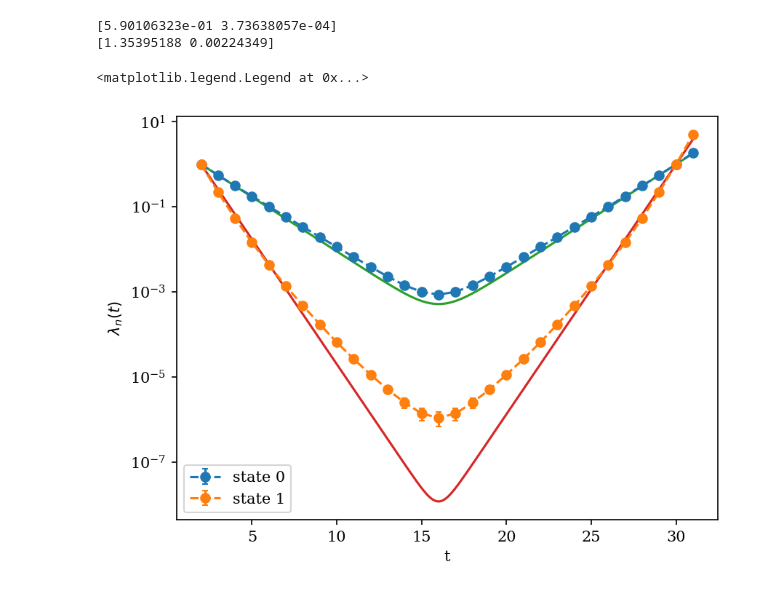
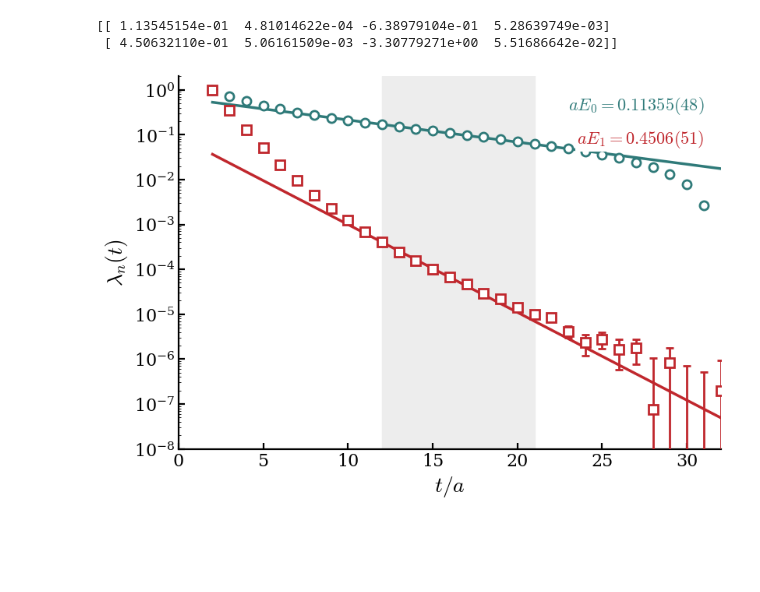
Before and after one commit to wurdahl/schwingerModel, a Jupyter notebook: distillation.ipynb, the cells around one changed output. Drawn from its saved outputs; the diff is of its cells as text; code cells hidden in the pictures; blank space fills up the shorter version.

```diff
--- a/distillation.ipynb
+++ b/distillation.ipynb
@@ -46,33 +74,50 @@ plt.semilogy(np.reshape(data2['conn'][1],(16,-1)).T);
+# %%
+gevpTi = 2
+
+out1 = sim.GEVP.bootstrapEnsemble(data1, reduce=sim.GEVP.makeGevpReduce(ti=gevpTi,shift=1))
+out2 = sim.GEVP.bootstrapEnsemble(data2, reduce=sim.GEVP.makeGevpReduce(ti=gevpTi,shift=1))
+
+averagedCorrels = sim.GEVP.bootstrapEnsemble(data2)
 # %%
-# fitT is in curve-index units m = t - gevpTi; window [3,6] = actual times 4..6
+# fitT is in curve-index units m = t - gevpTi. Exponential model (coshExpr=False):
+# the shift=1 differenced curves are not cosh-shaped, so a forward exp is the
+# honest form. Failed fits come back as NaN rows and are skipped downstream.
+fitT1 = [10, 20]
 
-m0 = sim.GEVP.gevpMassExtract(out1, fitT=[5,15], ti=gevpTi, eigenIdx=0,coshExpr=True)
-m1 = sim.GEVP.gevpMassExtract(out1, fitT=[5,15], ti=gevpTi, eigenIdx=1,coshExpr=True)
+b1Masses = np.array([sim.GEVP.gevpMassExtract(out1, fitT=fitT1, ti=gevpTi,
+                                              eigenIdx=e, coshExpr=False)
+                     for e in range(out1[0].shape[1])])   # rows: [E, dE, logA, dlogA]
 # %%
-print(m0)
-print(m1)
+print(b1Masses)
 # %% [output]
-[5.90106323e-01 3.73638057e-04]
-[1.35395188 0.00224349]
+[[ 1.13545154e-01  4.81014622e-04 -6.38979104e-01  5.28639749e-03]
+ [ 4.50632110e-01  5.06161509e-03 -3.30779271e+00  5.51686642e-02]]
 # %%
 central, err, cov = out1
 
-ts = np.arange(gevpTi, gevpTi + central.shape[0])   # actual times: gevpTi .. dimt-1
+ts = np.arange(gevpTi, gevpTi + central.shape[0])   # actual times (shifted correlator)
+tf = np.linspace(gevpTi, meta.dimt - 2, 300)
 
-plt.figure(dpi=150)
+fig, ax = plt.subplots(figsize=(8, 5.5), layout="constrained")
+ax.axvspan(gevpTi + fitT1[0], gevpTi + fitT1[1] - 1, color="0.93", zorder=0)  # fit window
+
 for e in range(central.shape[1]):
-    plt.errorbar(ts, central[:, e], yerr=err[::-1, :, e],
-                 fmt='o--', capsize=2, label=f"state {e}")
+    col, mk = stateStyle[e]
+    ax.errorbar(ts, central[:, e], yerr=np.clip(err, 0, None)[::-1, :, e],
+                marker=mk, color=col, mec=col, **eb_kw)
+    E, dE, logA, _ = b1Masses[e]
+    if np.isfinite(E):                                 # skip fit curve for failed fits
+        ax.plot(tf, expFit(tf, E, logA, t0=gevpTi), color=col, lw=2.5, zorder=2)
+    ax.text(0.97, 0.95 - 0.09*e, rf"$aE_{e} = {fmtErr(E, dE)}$", color=col,
+            ha="right", va="top", transform=ax.transAxes, fontsize=16,
+            zorder=5, bbox=dict(facecolor="white", edgecolor="none", pad=2))
 
-# cosh references: same pivot as the gevp normalization, explicit x-axis
-tf = np.linspace(gevpTi, meta.dimt - 1, 300)
-plt.plot(tf, coshCorrel(tf, m0[0], gevpTi, meta.dimt))
-plt.plot(tf, coshCorrel(tf, m1[0], gevpTi, meta.dimt))
-
-plt.semilogy()
-plt.xlabel("t"); plt.ylabel(r"$\lambda_n(t)$")
-plt.legend()
+ax.set_yscale("log")
+ax.set_xlabel(r"$t/a$")
+ax.set_ylabel(r"$\lambda_n(t)$")
+ax.set_xlim([0,32])
+ax.set_ylim([1e-8,2])
+plt.show()
 # %% [output]
-<matplotlib.legend.Legend at 0x...>
-[figure, old version]
+[figure, new version]
 # %%
```
Also changed, not shown: parts of 8 cells of this notebook, 41 other files.
